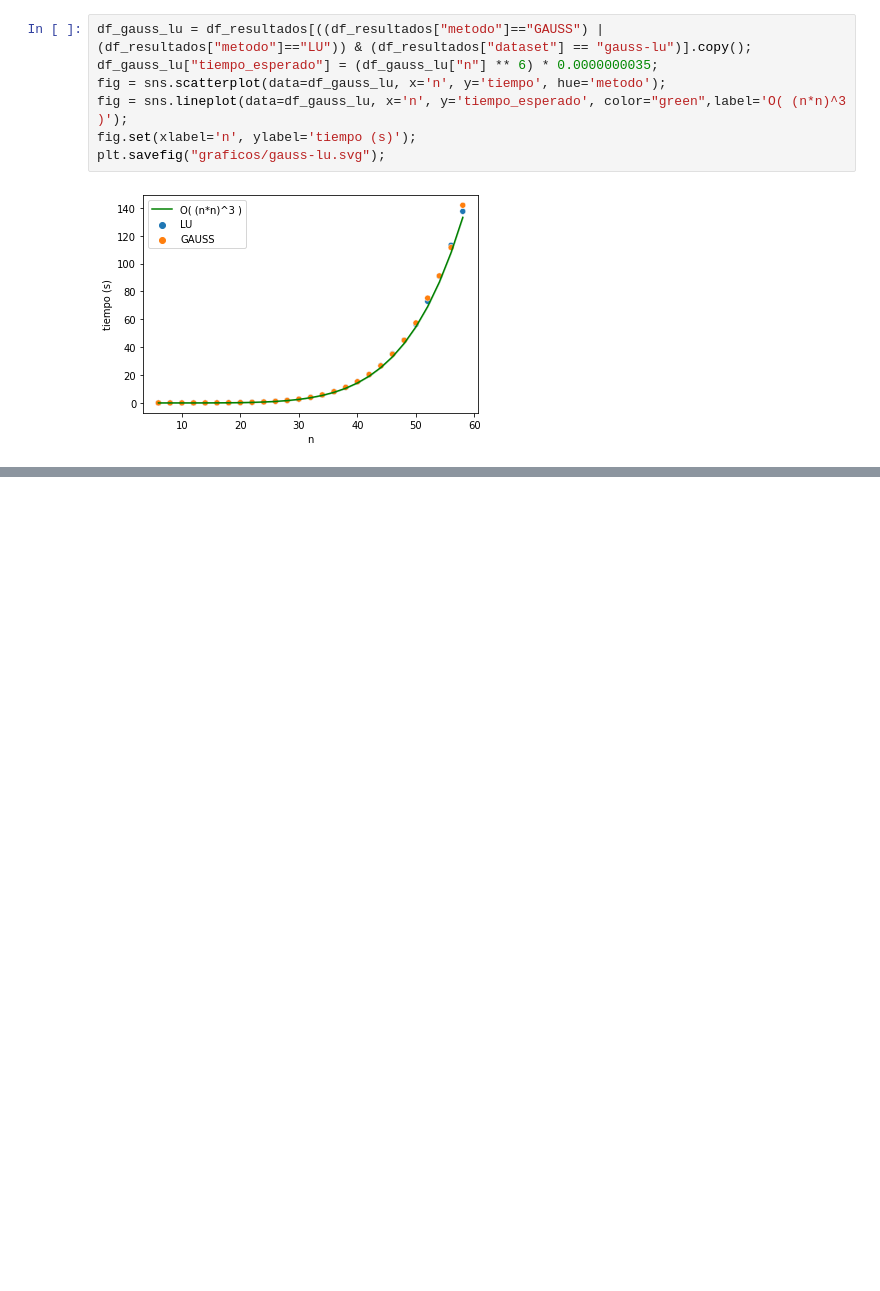
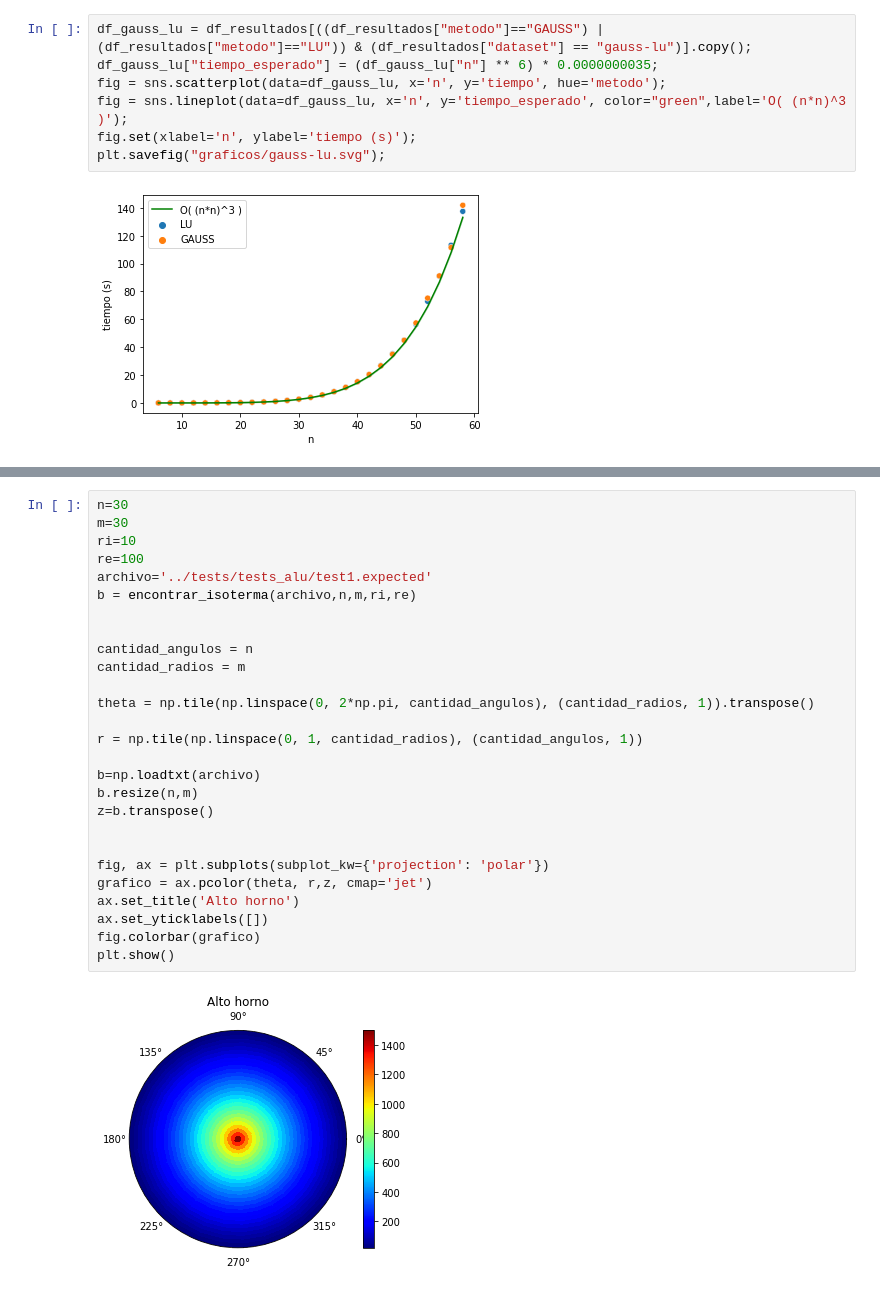
Before and after one commit to Ceilovee/Metodos, a Jupyter notebook: tp metodos/python/analisis.ipynb, the cells around one changed output, grey strips where cells are left out. Saved outputs shown, nothing was run; the diff lists cells and outputs as text; blank space fills up the shorter version.

```diff
--- a/tp metodos/python/analisis.ipynb
+++ b/tp metodos/python/analisis.ipynb
@@ -106,0 +91,29 @@ plt.savefig("graficos/gauss-lu.svg");
+# %%
+n=30
+m=30
+ri=10
+re=100
+archivo='../tests/tests_alu/test1.expected'
+b = encontrar_isoterma(archivo,n,m,ri,re)
+
+
+cantidad_angulos = n
+cantidad_radios = m
+
+theta = np.tile(np.linspace(0, 2*np.pi, cantidad_angulos), (cantidad_radios, 1)).transpose()
+
+r = np.tile(np.linspace(0, 1, cantidad_radios), (cantidad_angulos, 1))
+
+b=np.loadtxt(archivo)
+b.resize(n,m)
+z=b.transpose()
+
+
+fig, ax = plt.subplots(subplot_kw={'projection': 'polar'})
+grafico = ax.pcolor(theta, r,z, cmap='jet')
+ax.set_title('Alto horno')
+ax.set_yticklabels([])
+fig.colorbar(grafico)
+plt.show()
+# %% [output]
+[figure, added]
```
Also changed, not shown: parts of 3 cells of this notebook.
